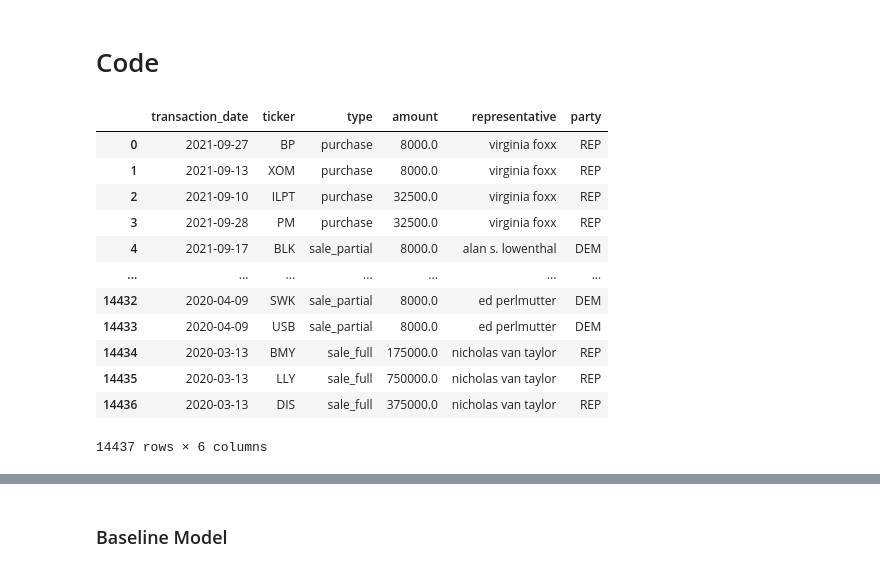
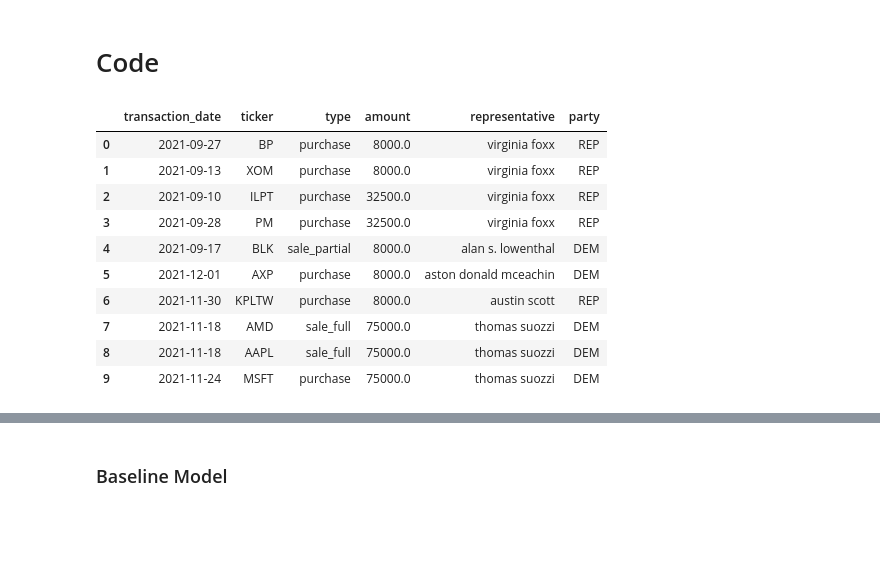
Before and after one commit to pemukl/dsc80-stock-prediction, a Jupyter notebook: stocks.ipynb, the cells around one changed output, grey strips where cells are left out. Cells and saved outputs as stored; diff of their text form; code cells hidden in the pictures; blank space fills up the shorter version.

```diff
--- a/stocks.ipynb
+++ b/stocks.ipynb
@@ -71,19 +71,18 @@ def remove_duplicate_name(df):
     unique_names = pd.DataFrame(new_df["representative"]
                                 .apply(lambda x : x if count_names(x, new_df) == 1 else np.NaN).dropna())
     return unique_names.merge(df, how="left", left_on="representative", right_on="representative", suffixes=("l", "r"))
-# %%
-merge_parties()
-# %% [output]
-|  | transaction_date | ticker | type | amount | representative | party |
-| 0 | 2021-09-27 | BP | purchase | 8000.0 | virginia foxx | REP |
-| 1 | 2021-09-13 | XOM | purchase | 8000.0 | virginia foxx | REP |
-| 2 | 2021-09-10 | ILPT | purchase | 32500.0 | virginia foxx | REP |
-| 3 | 2021-09-28 | PM | purchase | 32500.0 | virginia foxx | REP |
-| 4 | 2021-09-17 | BLK | sale_partial | 8000.0 | alan s. lowenthal | DEM |
-| ... | ... | ... | ... | ... | ... | ... |
-| 14432 | 2020-04-09 | SWK | sale_partial | 8000.0 | ed perlmutter | DEM |
-| 14433 | 2020-04-09 | USB | sale_partial | 8000.0 | ed perlmutter | DEM |
-| 14434 | 2020-03-13 | BMY | sale_full | 175000.0 | nicholas van taylor | REP |
-| 14435 | 2020-03-13 | LLY | sale_full | 750000.0 | nicholas van taylor | REP |
-| 14436 | 2020-03-13 | DIS | sale_full | 375000.0 | nicholas van taylor | REP |
-14437 rows × 6 columns
+# %%
+data = merge_parties()
+data.head(10)
+# %% [output]
+|  | transaction_date | ticker | type | amount | representative | party |
+| 0 | 2021-09-27 | BP | purchase | 8000.0 | virginia foxx | REP |
+| 1 | 2021-09-13 | XOM | purchase | 8000.0 | virginia foxx | REP |
+| 2 | 2021-09-10 | ILPT | purchase | 32500.0 | virginia foxx | REP |
+| 3 | 2021-09-28 | PM | purchase | 32500.0 | virginia foxx | REP |
+| 4 | 2021-09-17 | BLK | sale_partial | 8000.0 | alan s. lowenthal | DEM |
+| 5 | 2021-12-01 | AXP | purchase | 8000.0 | aston donald mceachin | DEM |
+| 6 | 2021-11-30 | KPLTW | purchase | 8000.0 | austin scott | REP |
+| 7 | 2021-11-18 | AMD | sale_full | 75000.0 | thomas suozzi | DEM |
+| 8 | 2021-11-18 | AAPL | sale_full | 75000.0 | thomas suozzi | DEM |
+| 9 | 2021-11-24 | MSFT | purchase | 75000.0 | thomas suozzi | DEM |
```
Also changed, not shown: parts of 6 cells of this notebook.
